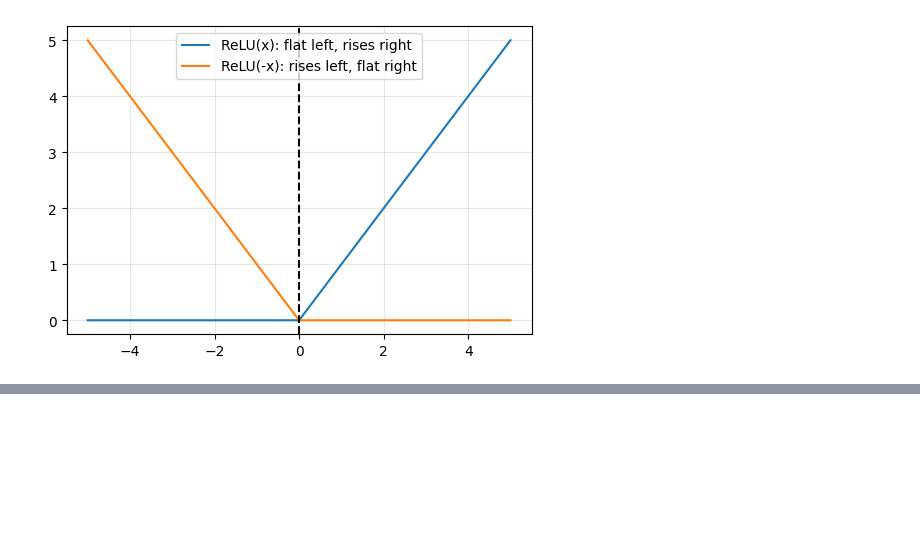
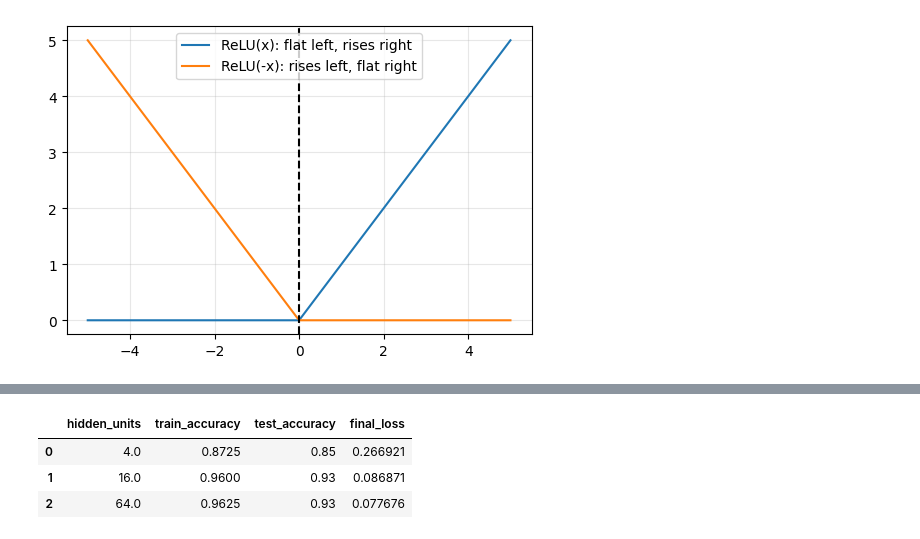
Before and after one commit to majorgilles/intuitive_understanding_machine_learning, a Jupyter notebook: weeks/week-05-small-neural-networks/compare_linear_vs_mlp.ipynb, the cells around one changed output, grey strips where cells are left out. Drawn from its saved outputs; the diff is of its cells as text; code cells hidden in the pictures; blank space fills up the shorter version.

Commit message:
feat: add hidden unit challenge results and update notes with findings

```diff
--- a/weeks/week-05-small-neural-networks/compare_linear_vs_mlp.ipynb
+++ b/weeks/week-05-small-neural-networks/compare_linear_vs_mlp.ipynb
@@ -271,7 +271,7 @@ torch.manual_seed(RANDOM_STATE)
 mlp_model = nn.Sequential(
     nn.Linear(in_features=2, out_features=HIDDEN_UNITS),
     nn.ReLU(),
-    nn.Linear(in_features=HIDDEN_UNITS, out_features=1)
+    nn.Linear(in_features=HIDDEN_UNITS, out_features=1),
 )
 
 for name, parameter in mlp_model.named_parameters():
@@ -845,0 +900,13 @@ plt.show()
+# %%
+hidden_unit_results = [
+    train_mlp_with_hidden_units(hidden_units) for hidden_units in [4, 16, 64]
+]
+
+hidden_unit_comparison = pd.DataFrame(hidden_unit_results)
+
+hidden_unit_comparison
+# %% [output]
+|  | hidden_units | train_accuracy | test_accuracy | final_loss |
+| 0 | 4.0 | 0.8725 | 0.85 | 0.266921 |
+| 1 | 16.0 | 0.9600 | 0.93 | 0.086871 |
+| 2 | 64.0 | 0.9625 | 0.93 | 0.077676 |
```
Also changed, not shown: parts of 16 cells of this notebook, 3 other files.
